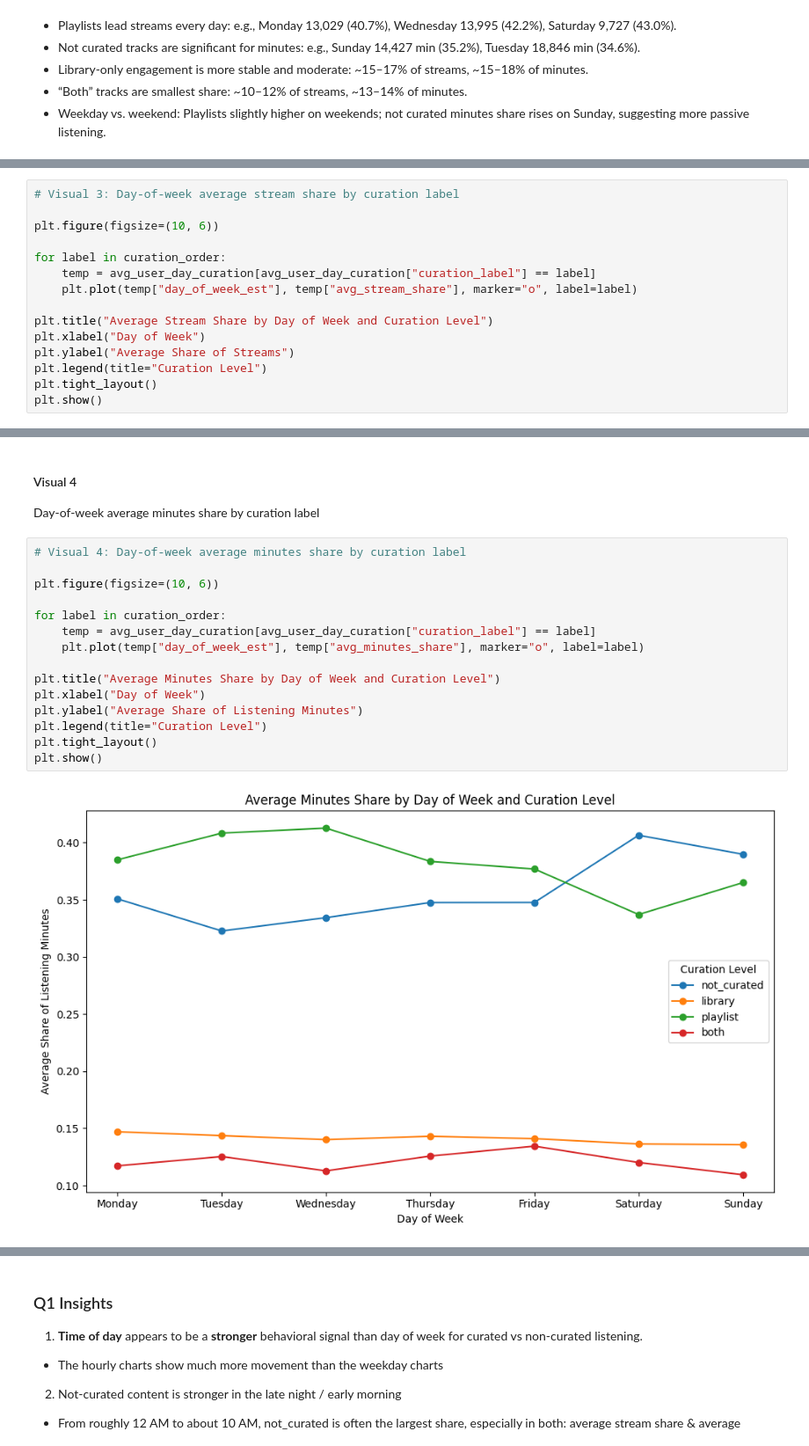
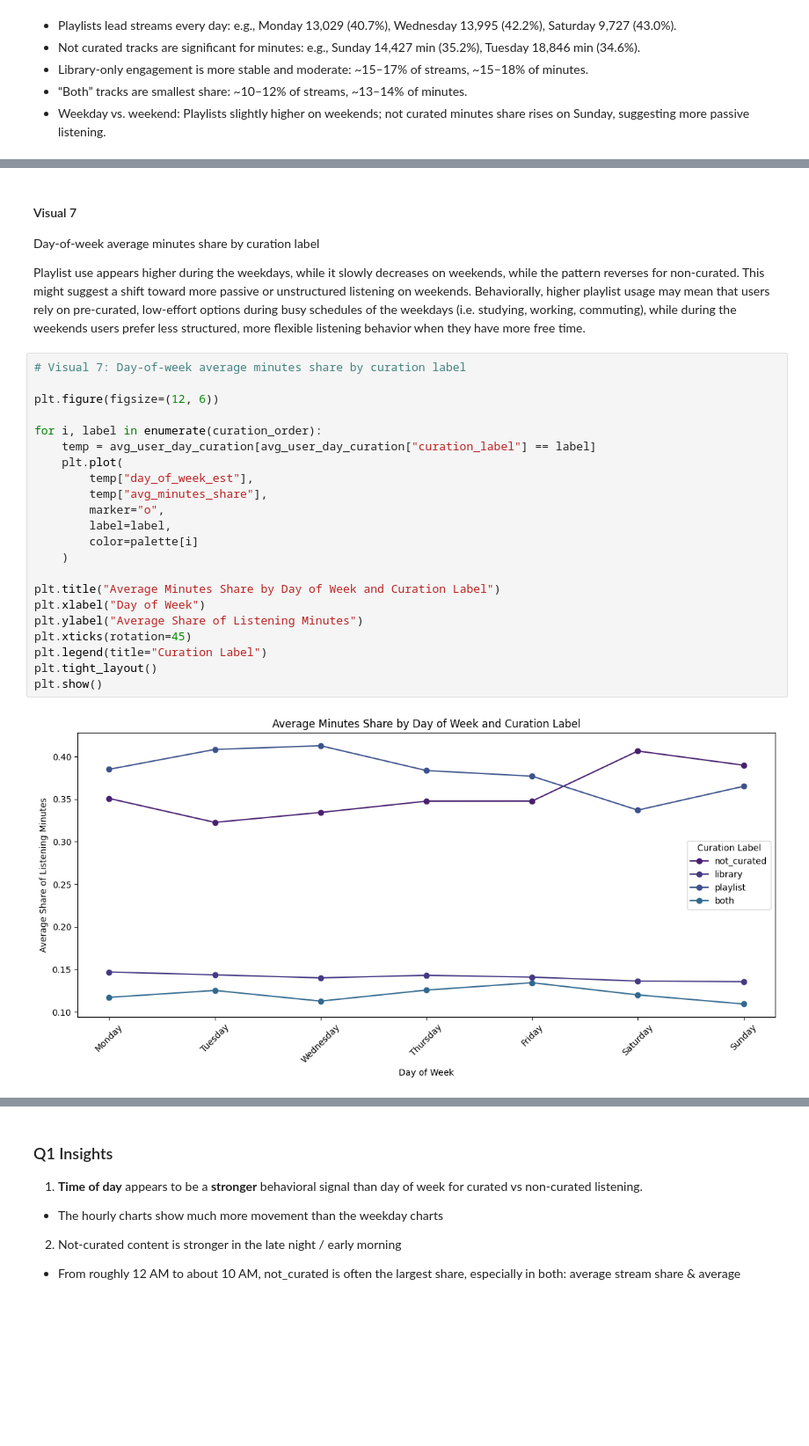
Before and after one commit to hjl-liz/spotify_project_group, a Jupyter notebook: team_red8_phase2_analysis.ipynb, the cells around one changed output, grey strips where cells are left out. Shown at 88% size. Cells and saved outputs as stored; diff of their text form; blank space fills up the shorter version.

```diff
--- a/team_red8_phase2_analysis.ipynb
+++ b/team_red8_phase2_analysis.ipynb
@@ -828,15 +849,0 @@ Day-of-week average stream share by curation label
-# %%
-# Visual 3: Day-of-week average stream share by curation label
-
-plt.figure(figsize=(10, 6))
-
-for label in curation_order:
-    temp = avg_user_day_curation[avg_user_day_curation["curation_label"] == label]
-    plt.plot(temp["day_of_week_est"], temp["avg_stream_share"], marker="o", label=label)
-
-plt.title("Average Stream Share by Day of Week and Curation Level")
-plt.xlabel("Day of Week")
-plt.ylabel("Average Share of Streams")
-plt.legend(title="Curation Level")
-plt.tight_layout()
-plt.show()
@@ -845,20 +850,29 @@ plt.show()
 # %% [markdown]
-#### Visual 4
+#### Visual 7
 Day-of-week average minutes share by curation label
+
+Playlist use appears higher during the weekdays, while it slowly decreases on weekends, while the pattern reverses for non-curated. This might suggest a shift toward more passive or unstructured listening on weekends. Behaviorally, higher playlist usage may mean that users rely on pre-curated, low-effort options during busy schedules of the weekdays (i.e. studying, working, commuting), while during the weekends users prefer less structured, more flexible listening behavior when they have more free time.
 # %%
-# Visual 4: Day-of-week average minutes share by curation label
+# Visual 7: Day-of-week average minutes share by curation label
 
-plt.figure(figsize=(10, 6))
+plt.figure(figsize=(12, 6))
 
-for label in curation_order:
+for i, label in enumerate(curation_order):
     temp = avg_user_day_curation[avg_user_day_curation["curation_label"] == label]
-    plt.plot(temp["day_of_week_est"], temp["avg_minutes_share"], marker="o", label=label)
+    plt.plot(
+        temp["day_of_week_est"],
+        temp["avg_minutes_share"],
+        marker="o",
+        label=label,
+        color=palette[i]
+    )
 
-plt.title("Average Minutes Share by Day of Week and Curation Level")
+plt.title("Average Minutes Share by Day of Week and Curation Label")
 plt.xlabel("Day of Week")
 plt.ylabel("Average Share of Listening Minutes")
-plt.legend(title="Curation Level")
+plt.xticks(rotation=45)
+plt.legend(title="Curation Label")
 plt.tight_layout()
 plt.show()
 # %% [output]
-[figure, old version]
+[figure, new version]
```
Also changed, not shown: parts of 81 cells of this notebook.
